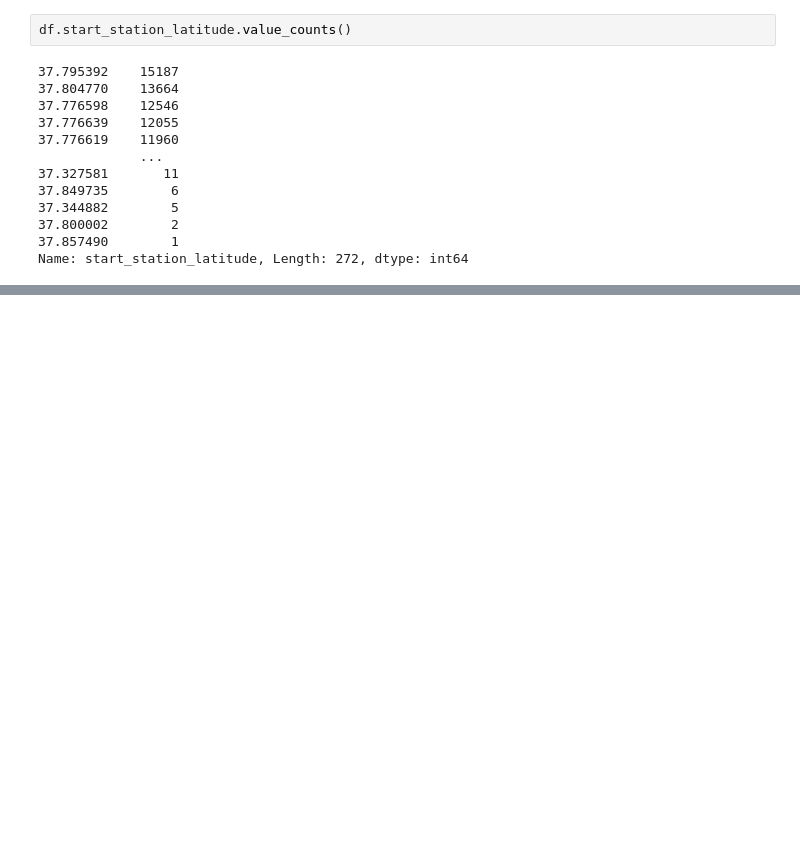
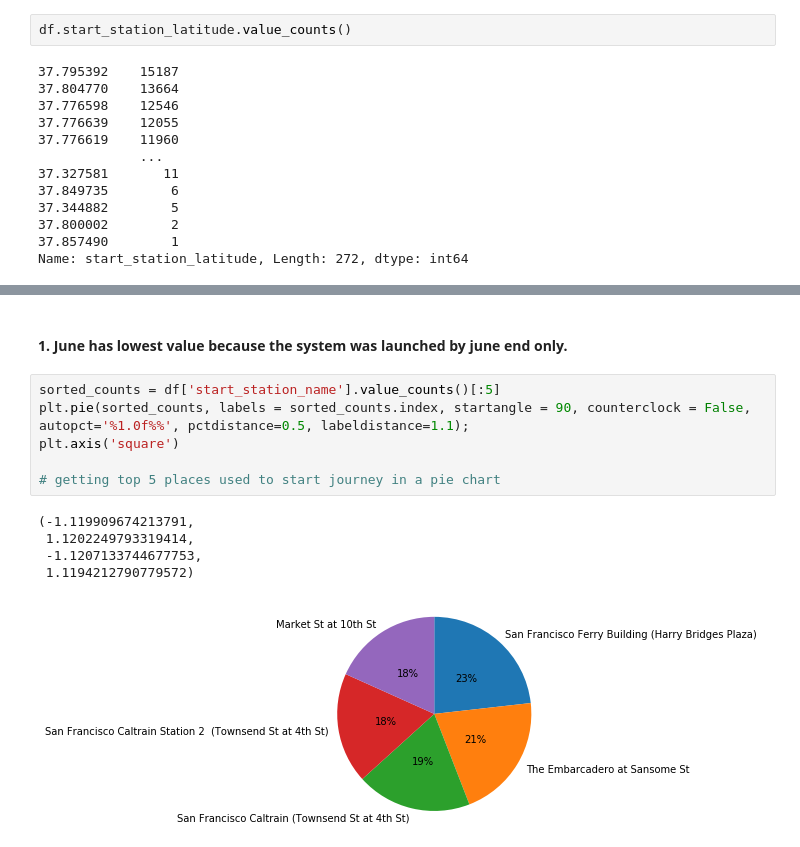
Before and after one commit to Siddharth1698/Ford-GoBike-Data-Visualization, a Jupyter notebook: exploration.ipynb, the cells around one changed output, grey strips where cells are left out. Drawn from its saved outputs; the diff is of its cells as text; blank space fills up the shorter version.

```diff
--- a/exploration.ipynb
+++ b/exploration.ipynb
@@ -185,0 +207,14 @@ Name: start_station_latitude, Length: 272, dtype: int64
+# %% [markdown]
+#### 1. June has lowest value because the system was launched by june end only.
+# %%
+sorted_counts = df['start_station_name'].value_counts()[:5]
+plt.pie(sorted_counts, labels = sorted_counts.index, startangle = 90, counterclock = False, autopct='%1.0f%%', pctdistance=0.5, labeldistance=1.1);
+plt.axis('square')
+
+# getting top 5 places used to start journey in a pie chart
+# %% [output]
+(-1.119909674213791,
+ 1.1202249793319414,
+ -1.1207133744677753,
+ 1.1194212790779572)
+[figure, added]
```
Also changed, not shown: parts of 12 cells of this notebook.
